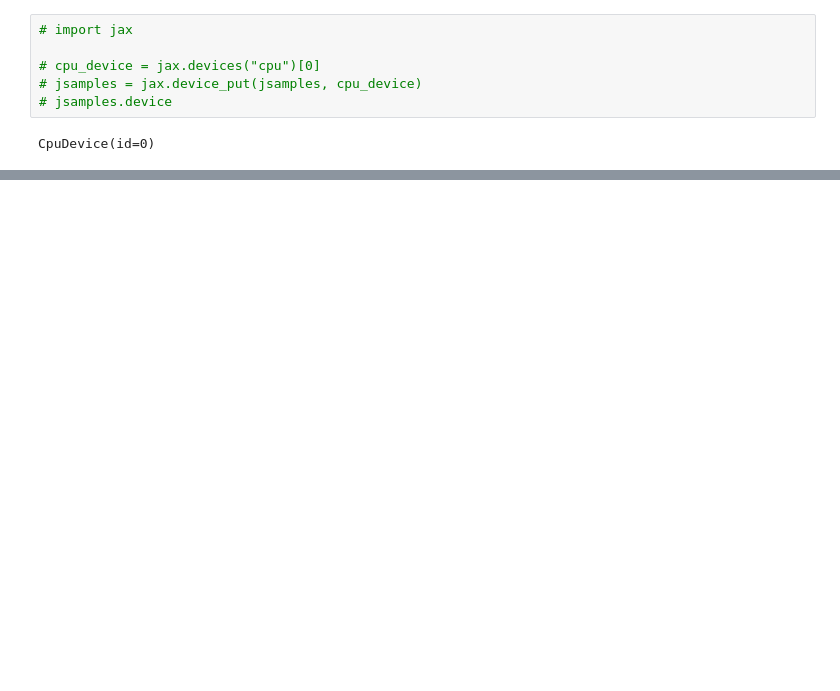
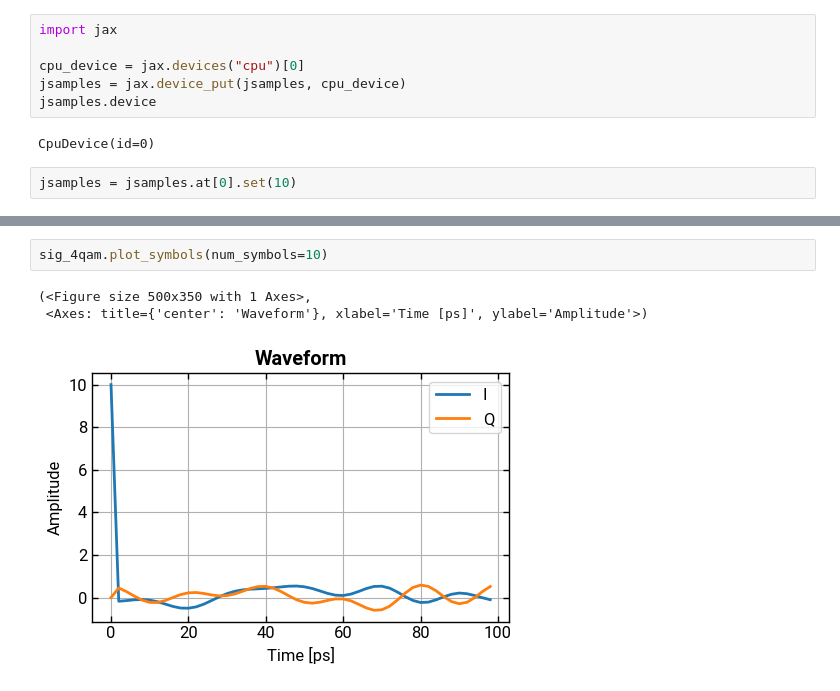
Before and after one commit to lokgar/commstools, a Jupyter notebook: examples/00-basics.ipynb, the cells around one changed output, grey strips where cells are left out. Saved outputs shown, nothing was run; the diff lists cells and outputs as text; blank space fills up the shorter version.

```diff
--- a/examples/00-basics.ipynb
+++ b/examples/00-basics.ipynb
@@ -33,13 +35,15 @@ jsamples.device
 # %% [output]
 CudaDevice(id=0)
 # %%
-# import jax
+import jax
 
-# cpu_device = jax.devices("cpu")[0]
-# jsamples = jax.device_put(jsamples, cpu_device)
-# jsamples.device
+cpu_device = jax.devices("cpu")[0]
+jsamples = jax.device_put(jsamples, cpu_device)
+jsamples.device
 # %% [output]
 CpuDevice(id=0)
+# %%
+jsamples = jsamples.at[0].set(10)
 # %%
 sig_4qam.update_samples_from_jax(jsamples)
 # %% [output]
@@ -53,0 +70,6 @@ sig_4qam.backend
+# %%
+sig_4qam.plot_symbols(num_symbols=10)
+# %% [output]
+(<Figure size 500x350 with 1 Axes>,
+ <Axes: title={'center': 'Waveform'}, xlabel='Time [ps]', ylabel='Amplitude'>)
+[figure, added]
```
Also changed, not shown: parts of 4 cells of this notebook, 8 other files.
